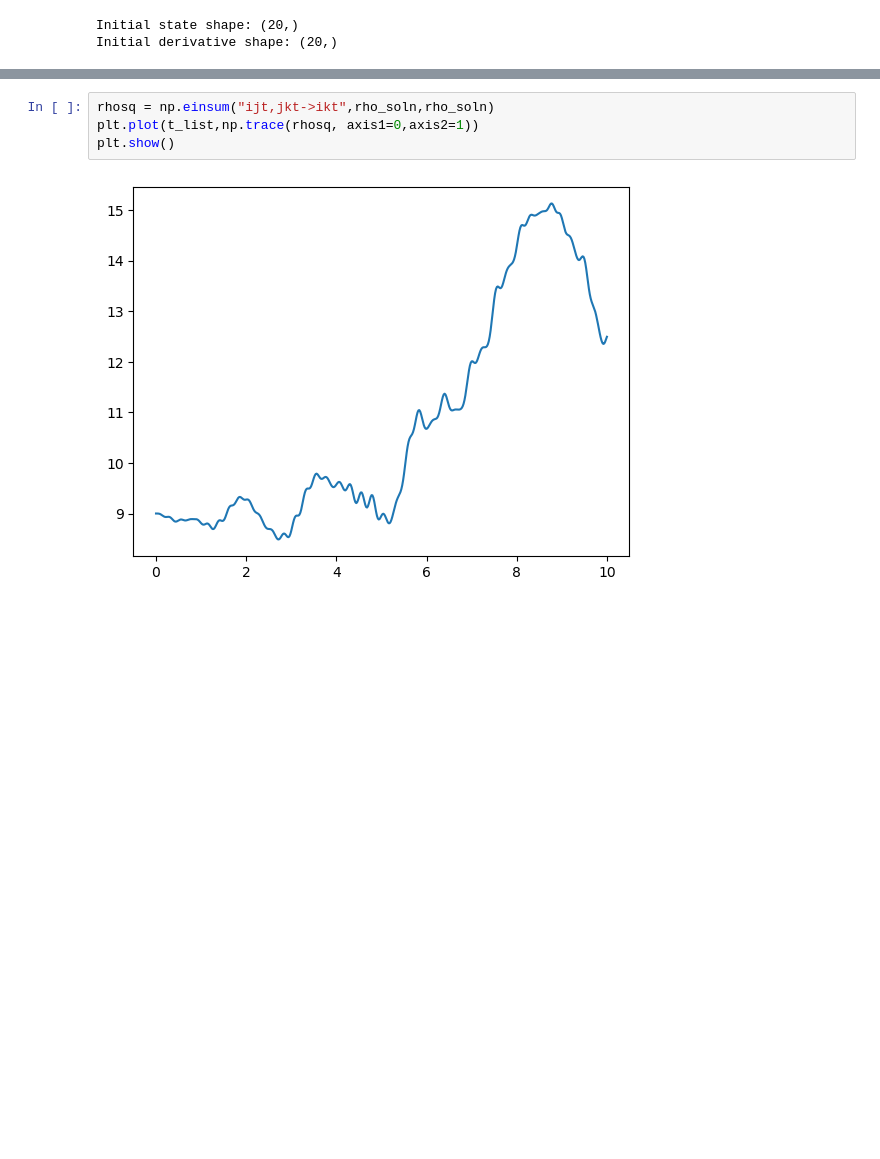
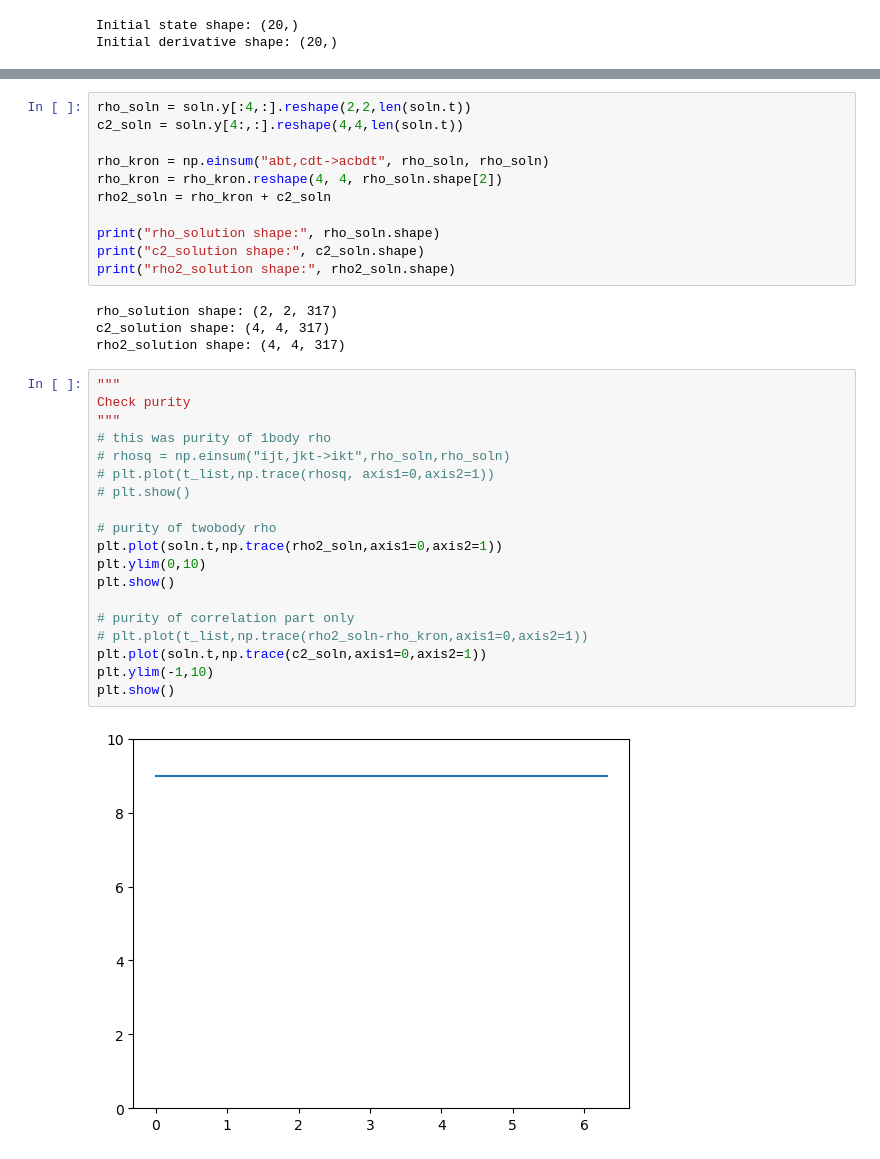
Before and after one commit to annabirke/Honours_entangle_magic, a Jupyter notebook: TDDM_23July.ipynb, the cells around one changed output, grey strips where cells are left out. Cells and saved outputs as stored; diff of their text form; blank space fills up the shorter version.

```diff
--- a/TDDM_23July.ipynb
+++ b/TDDM_23July.ipynb
@@ -138,6 +133,36 @@ c2_solution shape: (4, 4, 501)
+# %%
+rho_soln = soln.y[:4,:].reshape(2,2,len(soln.t))
+c2_soln = soln.y[4:,:].reshape(4,4,len(soln.t))
+
+rho_kron = np.einsum("abt,cdt->acbdt", rho_soln, rho_soln)
+rho_kron = rho_kron.reshape(4, 4, rho_soln.shape[2])
+rho2_soln = rho_kron + c2_soln
+
+print("rho_solution shape:", rho_soln.shape)
+print("c2_solution shape:", c2_soln.shape)
+print("rho2_solution shape:", rho2_soln.shape)
+# %% [output]
+rho_solution shape: (2, 2, 317)
+c2_solution shape: (4, 4, 317)
+rho2_solution shape: (4, 4, 317)
 # %%
-rhosq = np.einsum("ijt,jkt->ikt",rho_soln,rho_soln)
-plt.plot(t_list,np.trace(rhosq, axis1=0,axis2=1))
+"""
+Check purity
+"""
+# this was purity of 1body rho
+# rhosq = np.einsum("ijt,jkt->ikt",rho_soln,rho_soln)
+# plt.plot(t_list,np.trace(rhosq, axis1=0,axis2=1))
+# plt.show()
+
+# purity of twobody rho
+plt.plot(soln.t,np.trace(rho2_soln,axis1=0,axis2=1))
+plt.ylim(0,10)
 plt.show()
+
+# purity of correlation part only
+# plt.plot(t_list,np.trace(rho2_soln-rho_kron,axis1=0,axis2=1))
+plt.plot(soln.t,np.trace(c2_soln,axis1=0,axis2=1))
+plt.ylim(-1,10)
+plt.show()
 # %% [output]
-[figure, old version]
+[figure, new version]
```
Also changed, not shown: parts of 8 cells of this notebook, 2 other files.
